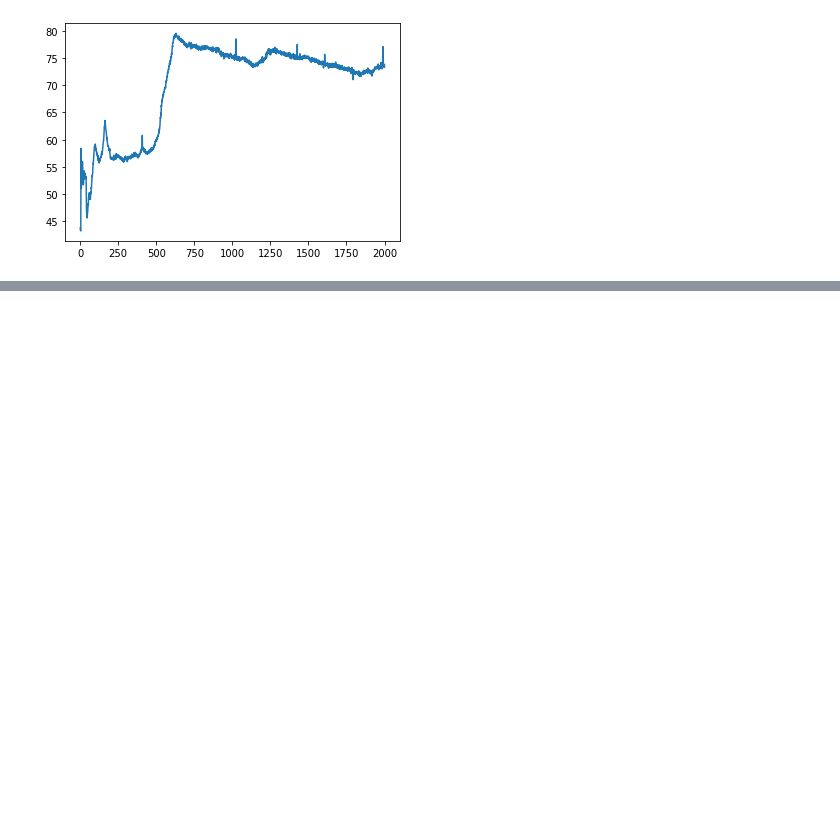
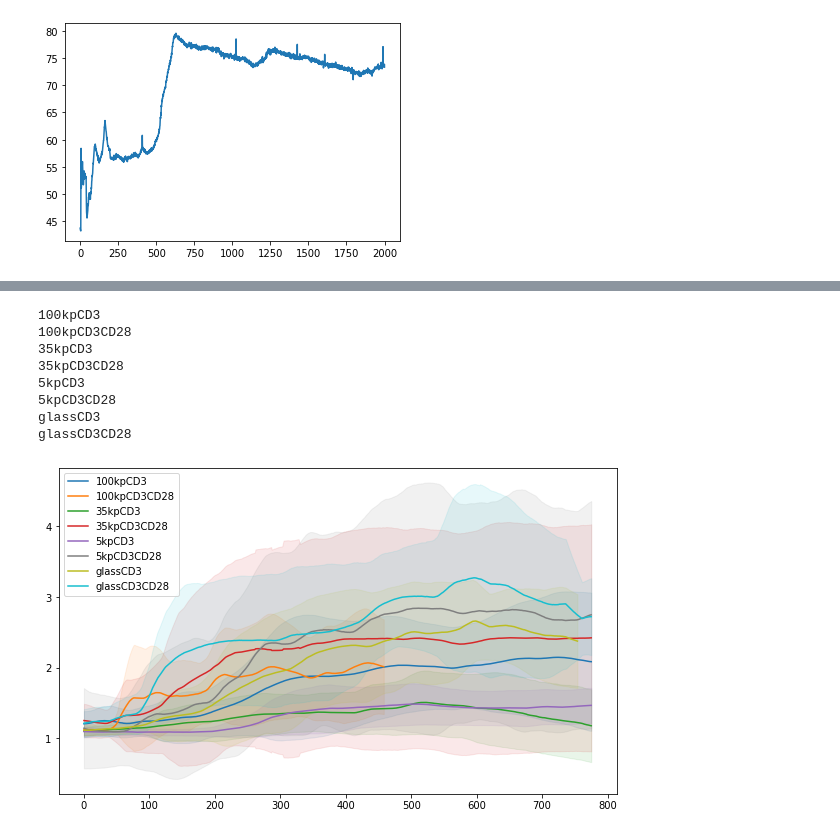
Before and after one commit to Bph-Marcel/BC-View, a Jupyter notebook: Evaluation&Plots.ipynb, the cells around one changed output, grey strips where cells are left out. Cells and saved outputs as stored; diff of their text form; code cells hidden in the pictures; blank space fills up the shorter version.

```diff
--- a/Evaluation&Plots.ipynb
+++ b/Evaluation&Plots.ipynb
@@ -164,0 +206,3 @@ plt.show()
+# %%
+for i in label
+    if 'CD3' in i[-4]:
@@ -179,7 +260,3 @@ plt.show()
 57.56873295454545 79.5655
 0.7235388824873275
 [figure]
-# %%
-for i in os.listdir('35kp/CD3/'):
-    print(i)
-    print(pd.read_csv('35kp/CD3/' + i).keys())
@@ -221,11 +308,0 @@ NameError: name 't_0' is not defined
-# %%
-print(len(mean_set[0]))
-length = []
-for x in mean_set:
-    length.append(len(x))
-
-for i in range(min(length)):
-    tmp = []
-    for x in mean_set:
-        tmp.append(x[i])
-    mean.append(tmp)
@@ -233,0 +309,62 @@ NameError: name 'mean_set' is not defined
+# %%
+numpy.seterr(invalid='warn', divide = 'warn')
+def mv_average(average):
+    N = 25
+    cumsum, moving_aves = [0], []
+
+    for i, x in enumerate(average, 1):
+        cumsum.append(cumsum[i-1] + x)
+        if i>=N:
+            moving_ave = (cumsum[i] - cumsum[i-N])/N
+            #can do stuff with moving_ave here
+            moving_aves.append(moving_ave)
+    return moving_aves
+
+colors= ['tab:blue', 'tab:orange', 'tab:green', 'tab:red', 'tab:purple', 'tab:gray', 'tab:olive','tab:cyan']
+
+p = 0
+plt.figure(figsize= (10,6))
+for Set in mean_set:
+    #plt.figure(figsize= (10,6))
+    average = []
+    dev_set = []
+    p = p +1
+    #print(len(Set))
+
+    for element in range(len(Set[0])):
+        tmp = []
+        for value in Set:
+            if element in range(len(value)):
+                tmp.append(value[element])
+
+        dev_set.append(statistics.stdev(tmp))
+        average.append(np.mean(tmp))
+
+    # Use filter & Errorband
+
+    error = mv_average(dev_set)
+    y = np.array(mv_average(average))
+    t = [i for i in range(len(y))]
+
+    y = y[:(np.shape(error)[0])]
+    t = t[:(np.shape(error)[0])]
+    #print(np.shape(t),np.shape(y),np.shape(error))
+
+
+    print(labels[p-1])
+    plt.plot(y,label = labels[p-1], color = colors[p-1])
+    #plt.plot(error)
+    plt.fill_between(t, y-error, y+error, color=colors[p-1], alpha=0.1)
+    #plt.show()
+plt.legend(loc = 'upper left')
+plt.show()
+# %% [output]
+100kpCD3
+100kpCD3CD28
+35kpCD3
+35kpCD3CD28
+5kpCD3
+5kpCD3CD28
+glassCD3
+glassCD3CD28
+[figure, added]
```
Also changed, not shown: parts of 13 cells of this notebook.
